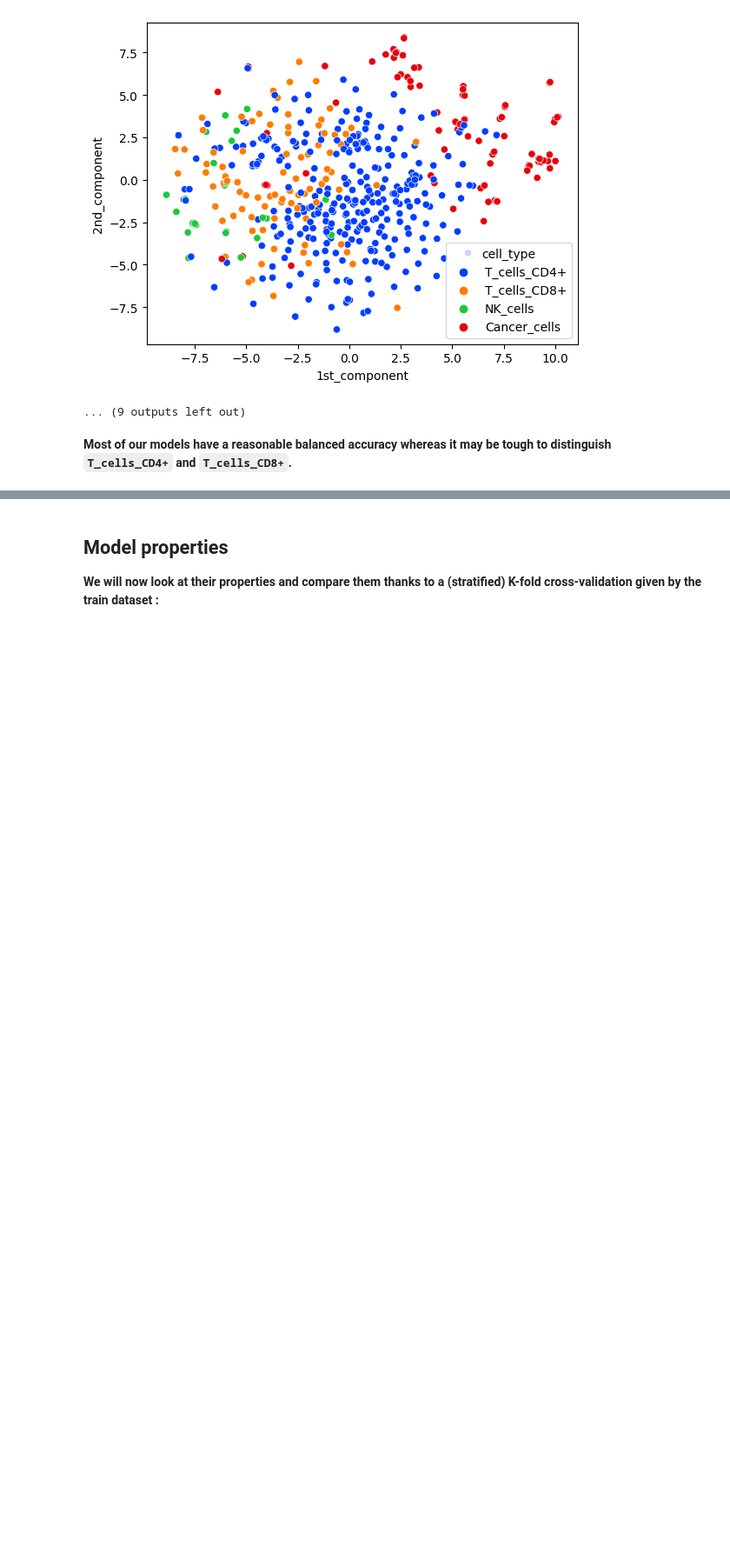
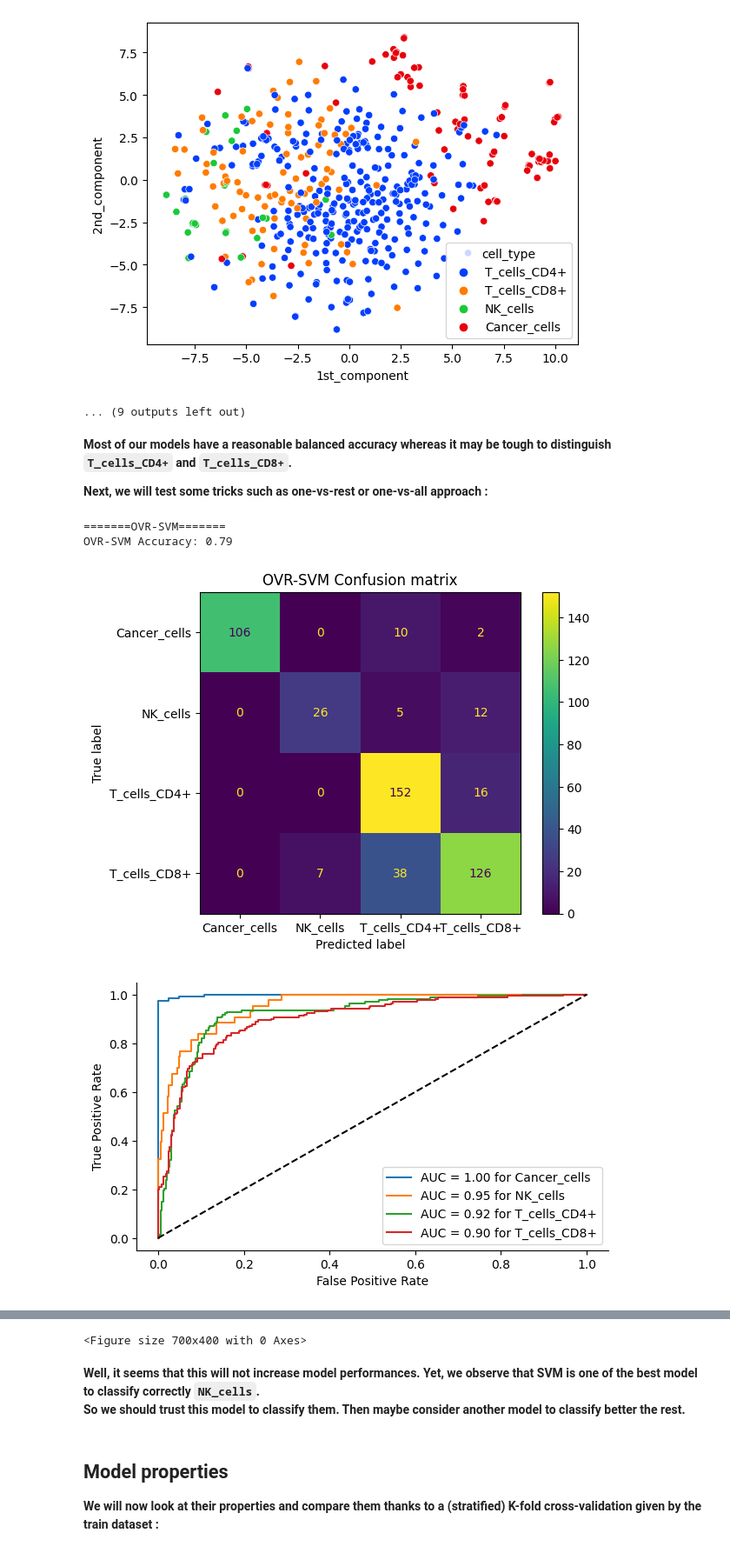
Before and after one commit to DataSaiyentist/DataCamp_scRNAseq, a Jupyter notebook: model.ipynb, the cells around one changed output, grey strips where cells are left out. Shown at 87% size. Saved outputs shown, nothing was run; the diff lists cells and outputs as text; code cells hidden in the pictures; blank space fills up the shorter version.

Commit message:
test a combination of models

```diff
--- a/model.ipynb
+++ b/model.ipynb
@@ -183,3 +186,28 @@ KNN Accuracy: 0.61
 ... (9 outputs left out)
 # %% [markdown]
 **Most of our models have a reasonable balanced accuracy whereas it may be tough to distinguish `T_cells_CD4+` and `T_cells_CD8+`.**
+
+**Next, we will test some tricks such as one-vs-rest or one-vs-all approach :**
+# %%
+%%time
+models = {
+    "OVR-SVM": OneVsRestClassifier(SVC(C = 10, kernel = "linear", probability=True)),
+    "OVO-SVM": OneVsOneClassifier(SVC(C = 10, kernel = "linear", probability=True))
+}
+
+# SVC(C=10, kernel="linear", probability=True)
+
+from utils import evaluate_model
+
+# Model training and evaluation
+for name, model in models.items():
+    print(f"======={name}=======")
+    try:
+        evaluate_model(X_train, X_test, y_train, y_test, model, name)
+    except Exception:
+        pass
+# %% [output]
+=======OVR-SVM=======
+OVR-SVM Accuracy: 0.79
+[figure, added]
+[figure, added]
@@ -186,3 +220,7 @@ KNN Accuracy: 0.61
+<Figure size 700x400 with 0 Axes>
+# %% [markdown]
+**Well, it seems that this will not increase model performances. Yet, we observe that SVM is one of the best model to classify correctly `NK_cells`.**
+**So we should trust this model to classify them. Then maybe consider another model to classify better the rest.**
 # %% [markdown]
 ## Model properties
 
```
Also changed, not shown: parts of 4 cells of this notebook, 2 other files.
